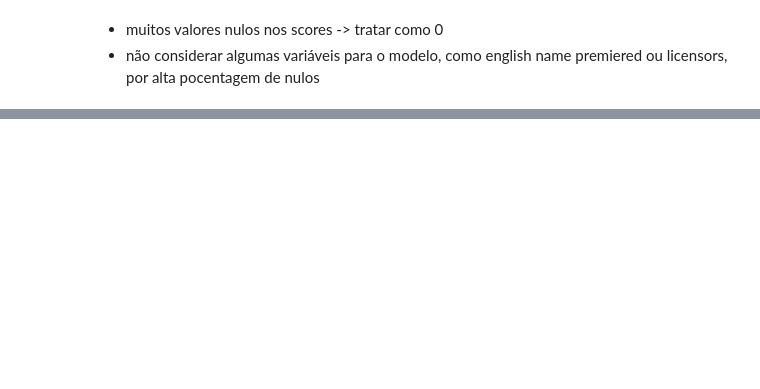
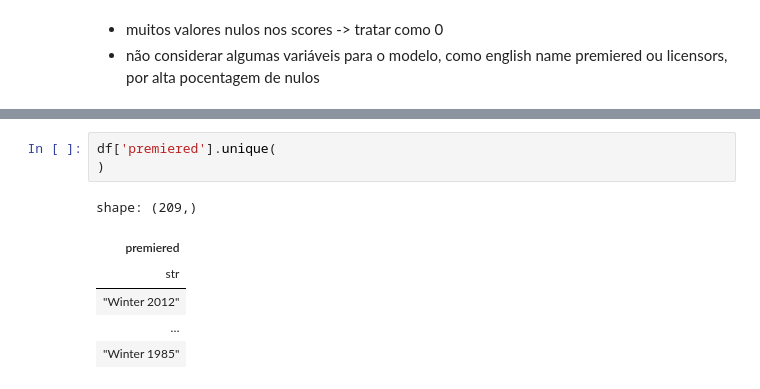
Before and after one commit to Nubily44/CD_EP, a Jupyter notebook: analise_exploratoria.ipynb, the cells around one changed output, grey strips where cells are left out. Saved outputs shown, nothing was run; the diff lists cells and outputs as text; blank space fills up the shorter version.

```diff
--- a/analise_exploratoria.ipynb
+++ b/analise_exploratoria.ipynb
@@ -304,0 +328,10 @@ shape: (1, 38)
+# %%
+df['premiered'].unique(
+)
+# %% [output]
+shape: (209,)
+| premiered |
+| str |
+| "Winter 2012" |
+| … |
+| "Winter 1985" |
```
Also changed, not shown: parts of 7 cells of this notebook.
